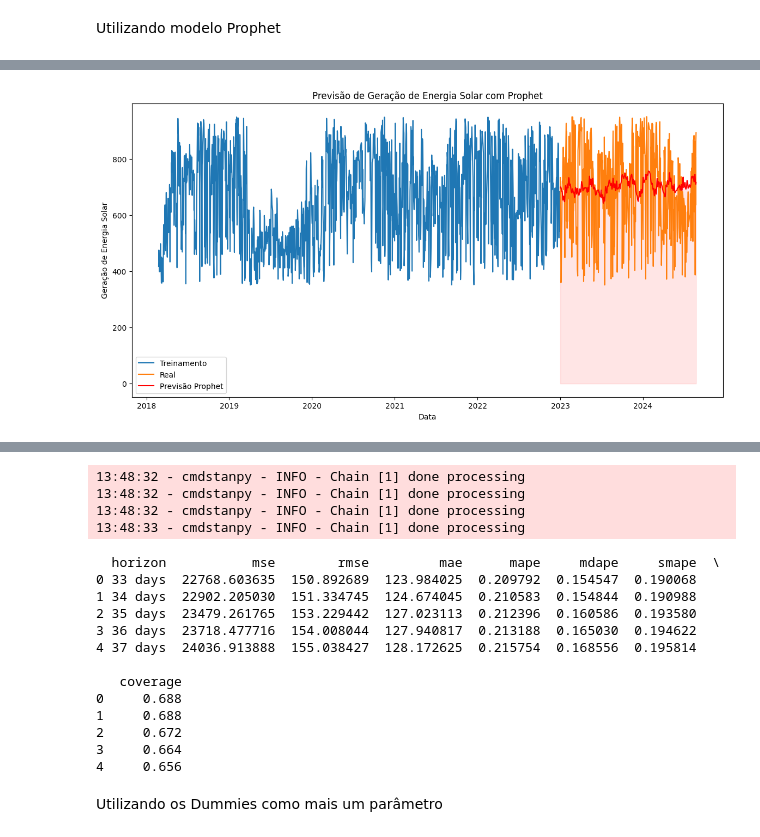
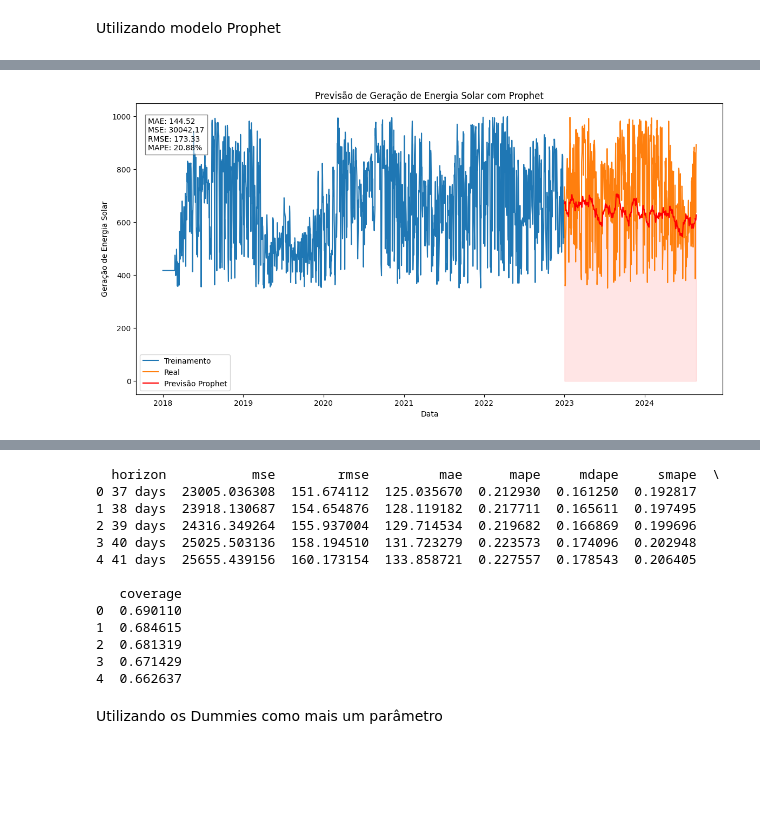
Before and after one commit to luizcvfilho/solar_ernergy_forecast, a Jupyter notebook: project.ipynb, the cells around one changed output, grey strips where cells are left out. Saved outputs shown, nothing was run; the diff lists cells and outputs as text; code cells hidden in the pictures; blank space fills up the shorter version.

```diff
--- a/project.ipynb
+++ b/project.ipynb
@@ -2059,18 +2056,24 @@ Utilizando modelo Prophet
 # %%
 # Criando e ajustando o modelo Prophet
 model_prophet = Prophet(
+    yearly_seasonality=True,
+    weekly_seasonality=False,
+    daily_seasonality=True,
     changepoint_prior_scale=0.1,
-    yearly_seasonality=True,
-    daily_seasonality=False,
-    weekly_seasonality=True,
     seasonality_prior_scale=10.0
 )
 model_prophet.add_seasonality(name='monthly', period=30.5, fourier_order=5)
 model_prophet.fit(df_prophet_train)
 
 #Fazendo previsões
-future = model_prophet.make_future_dataframe(periods=len(df_prophet_test))
+future = model_prophet.make_future_dataframe(periods=len(test))
 forecast_prophet = model_prophet.predict(future)
+
+# Calculando erros para o modelo Prophet
+mae_prophet = mean_absolute_error(test, forecast_prophet['yhat'].iloc[-len(test):])
+mse_prophet = mean_squared_error(test, forecast_prophet['yhat'].iloc[-len(test):])
+rmse_prophet = np.sqrt(mse_prophet)
+mape_prophet = mean_absolute_percentage_error(test, forecast_prophet['yhat'].iloc[-len(test):])
 
 plt.figure(figsize=(14, 7))
 plt.plot(df_train['din_instante'], train, label='Treinamento')
@@ -2081,19 +2084,13 @@ plt.title('Previsão de Geração de Energia Solar com Prophet')
 plt.xlabel('Data')
 plt.ylabel('Geração de Energia Solar')
 plt.legend()
+metrics_text = (f"MAE: {mae_prophet:.2f}\n"
+                f"MSE: {mse_prophet:.2f}\n"
+                f"RMSE: {rmse_prophet:.2f}\n"
+                f"MAPE: {mape_prophet:.2%}")
+plt.text(0.02, 0.95, metrics_text, transform=plt.gca().transAxes,
+        fontsize=10, verticalalignment='top', bbox=dict(facecolor='white', alpha=0.5))
 plt.show()
-
-# Calculando erros para o modelo Prophet
-mae_prophet = mean_absolute_error(test, forecast_prophet['yhat'].iloc[-len(test):])
-mse_prophet = mean_squared_error(test, forecast_prophet['yhat'].iloc[-len(test):])
-rmse_prophet = np.sqrt(mse_prophet)
-mape_prophet = mean_absolute_percentage_error(test, forecast_prophet['yhat'].iloc[-len(test):])
-
-print(f'MAE: {mae_prophet}')
-print(f'MSE: {mse_prophet}')
-print(f'RMSE: {rmse_prophet}')
-print(f'MAPE: {mape_prophet}')
-
 
 # Realizando a validação cruzada e avaliando desempenho
 df_cv = cross_validation(model_prophet,
@@ -2108 +2105 @@ print(df_performance.head())
-[figure, old version]
+[figure, new version]
@@ -2113,20 +2116,16 @@ MAPE: 0.21152171439607734
-13:48:32 - cmdstanpy - INFO - Chain [1] done processing
-13:48:32 - cmdstanpy - INFO - Chain [1] done processing
-13:48:32 - cmdstanpy - INFO - Chain [1] done processing
-13:48:33 - cmdstanpy - INFO - Chain [1] done processing
+  horizon           mse        rmse         mae      mape     mdape     smape  \
+0 37 days  23005.036308  151.674112  125.035670  0.212930  0.161250  0.192817
+1 38 days  23918.130687  154.654876  128.119182  0.217711  0.165611  0.197495
+2 39 days  24316.349264  155.937004  129.714534  0.219682  0.166869  0.199696
+3 40 days  25025.503136  158.194510  131.723279  0.223573  0.174096  0.202948
+4 41 days  25655.439156  160.173154  133.858721  0.227557  0.178543  0.206405
+
+   coverage
+0  0.690110
+1  0.684615
+2  0.681319
+3  0.671429
+4  0.662637
-  horizon           mse        rmse         mae      mape     mdape     smape  \
-0 33 days  22768.603635  150.892689  123.984025  0.209792  0.154547  0.190068
-1 34 days  22902.205030  151.334745  124.674045  0.210583  0.154844  0.190988
-2 35 days  23479.261765  153.229442  127.023113  0.212396  0.160586  0.193580
-3 36 days  23718.477716  154.008044  127.940817  0.213188  0.165030  0.194622
-4 37 days  24036.913888  155.038427  128.172625  0.215754  0.168556  0.195814
-
-   coverage
-0     0.688
-1     0.688
-2     0.672
-3     0.664
-4     0.656
 # %% [markdown]
 Utilizando os Dummies como mais um parâmetro
 # %%
```
Also changed, not shown: parts of 9 cells of this notebook.
